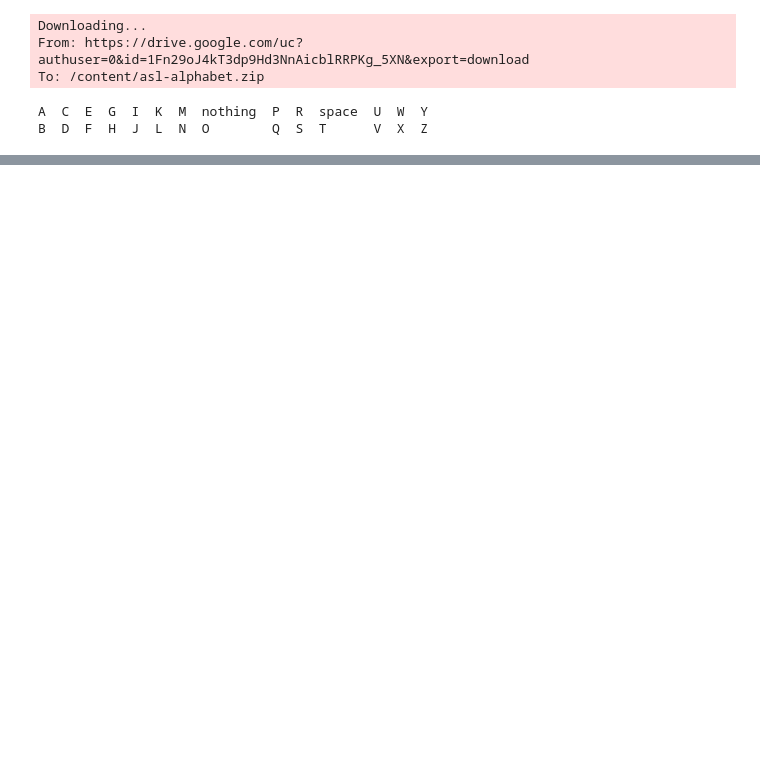
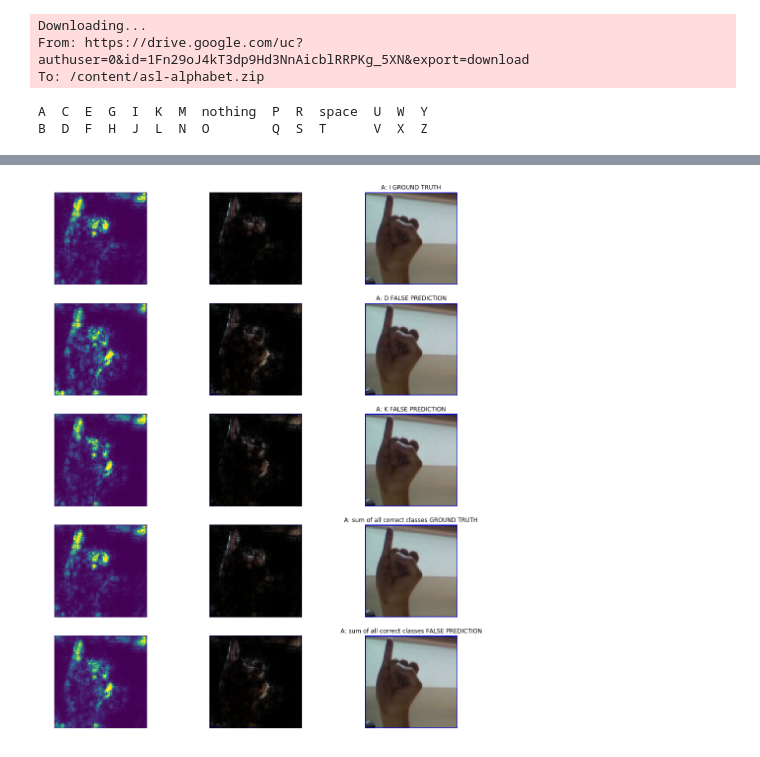
Before and after one commit to xieruishen/MachineLearningNotebooks, a Jupyter notebook: MLP_Experiment_1.ipynb, the cells around one changed output, grey strips where cells are left out. Drawn from its saved outputs; the diff is of its cells as text; code cells hidden in the pictures; blank space fills up the shorter version.

```diff
--- a/MLP_Experiment_1.ipynb
+++ b/MLP_Experiment_1.ipynb
@@ -336,3 +390,103 @@ print(test_hist_x)
+# %%
+global input_gradients
+# Used to grab the gradient
+def set_gradient_hook(grad):
+    global input_gradients
+    input_gradients = grad
+
+# Show an image on a given subplot
+def disp_image(image, subplot, label=None, cmap='viridis', correct=True):
+    plt.subplot(subplot[0], subplot[1], subplot[2])
+    if(cmap != 'viridis'):
+        plt.imshow(image, cmap=cmap,vmin=0, vmax=1)
+    else:
+        plt.imshow(image, cmap=cmap)
+    plt.axis('off')
+    truth_phrase = ' GROUND TRUTH' if correct else ' FALSE PREDICTION'
+    if(label is not None):
+      plt.title("A: " + label + truth_phrase)
+
+# Function that computes the relevant gradient
+def get_input_gradient(image, label):
+    input_img = Variable(image.unsqueeze(0), requires_grad=True).to(device)
+    input_img.register_hook(set_gradient_hook)
+    model_output = net(input_img)
+    #print("input_img", input_img)
+    #print("model_output", model_output)
+    one_hot_output = torch.FloatTensor(1, model_output.size()[-1]).zero_().to(device)
+    one_hot_output[0][label] = 1
+    model_output.backward(gradient=one_hot_output)
+    grad = np.abs(input_gradients.cpu().numpy()).squeeze()
+    #print("grad:",grad)
+    # Normalize Heatmap
+    grayscale_im = np.sum(grad, axis=0)
+    im_max = np.percentile(grayscale_im, 99)
+    im_min = np.min(grayscale_im)
+    grayscale_im = (np.clip((grayscale_im - im_min) / (im_max - im_min), 0, 1))
+    #print("grayscale_img", grayscale_im)
+    return grayscale_im
+
+# Plot the image, its gradients and the product of the 2 for visualization
+def plot_image_row(image, grayscale, label, subplot, correct=True):
+    # 1
+    #print("grayscale:",grayscale)
+    disp_image(grayscale, subplot)
+    subplot[2] += 1
+    # 2
+    masked_img = np.copy(image.transpose(0,2).transpose(0,1).numpy())
+    #print(masked_img)
+    # Sqrt makes the images easier to see
+    masked_img[:,:,0] = masked_img[:,:,0] * grayscale
+    masked_img[:,:,1] = masked_img[:,:,1] * grayscale
+    masked_img[:,:,2] = masked_img[:,:,2] * grayscale
+    disp_image(masked_img, subplot)
+    subplot[2] += 1
+    # 3
+    if label == -1:
+        class_label = "sum of all correct classes"
+    else:
+        class_label = class_upgrade[label]
+    disp_image(image.transpose(0,2).transpose(0,1), subplot, class_label, correct=correct)
+    subplot[2] += 1
+    return subplot
+
+# Plot the gradients and image for every correct class for an image, also plot any incorrect guesses if applicable
+def analyse_image(idx):
+    image, label = test_set[idx]
+    logits = net(Variable(image.unsqueeze(0)).to(device)).squeeze()
+    #correct_classes = [idx for idx, val in enumerate(label) if val == 1]
+    correct_classes = [label]
+    incorrect_classes = [idx for idx, val in enumerate(logits) if (val >= 0 and idx not in correct_classes)]
+    #incorrect_classes = [logits]
+    num_plots = len(correct_classes) + len(incorrect_classes) + bool(correct_classes) + bool(incorrect_classes)
+    plt.figure(figsize=(16,4 * (num_plots)))
+    subplot = [num_plots, 3, 1]
+    # Correct
+    correct_grayscales = []
+    for idx in correct_classes:
+        grayscale_correct = get_input_gradient(image, idx)
+        correct_grayscales.append(grayscale_correct)
+        subplot = plot_image_row(image, grayscale_correct, idx, subplot)
+    # Incorrect
+    incorrect_grayscales = []
+    for idx in incorrect_classes:
+        grayscale_incorrect = get_input_gradient(image, idx)
+        incorrect_grayscales.append(grayscale_incorrect)
+        subplot = plot_image_row(image, grayscale_incorrect, idx, subplot, False)
+    if(len(correct_classes)):
+        correct_grayscales = np.array(correct_grayscales)
+        correct_grayscales = correct_grayscales.mean(axis=0)
+        subplot = plot_image_row(image, correct_grayscales, -1, subplot)
+    if(len(incorrect_classes)):
+        incorrect_grayscales = np.array(incorrect_grayscales)
+        incorrect_grayscales = incorrect_grayscales.mean(axis=0)
+        subplot = plot_image_row(image, incorrect_grayscales, -1, subplot, False)
+
+    plt.show()
+
+analyse_image(8)
+# %% [output]
+[figure, added]
 # %%
 # loading and saving via this link:
 # https://medium.com/udacity-pytorch-challengers/saving-loading-your-model-in-pytorch-741b80daf3c
```
Also changed, not shown: parts of 37 cells of this notebook.
